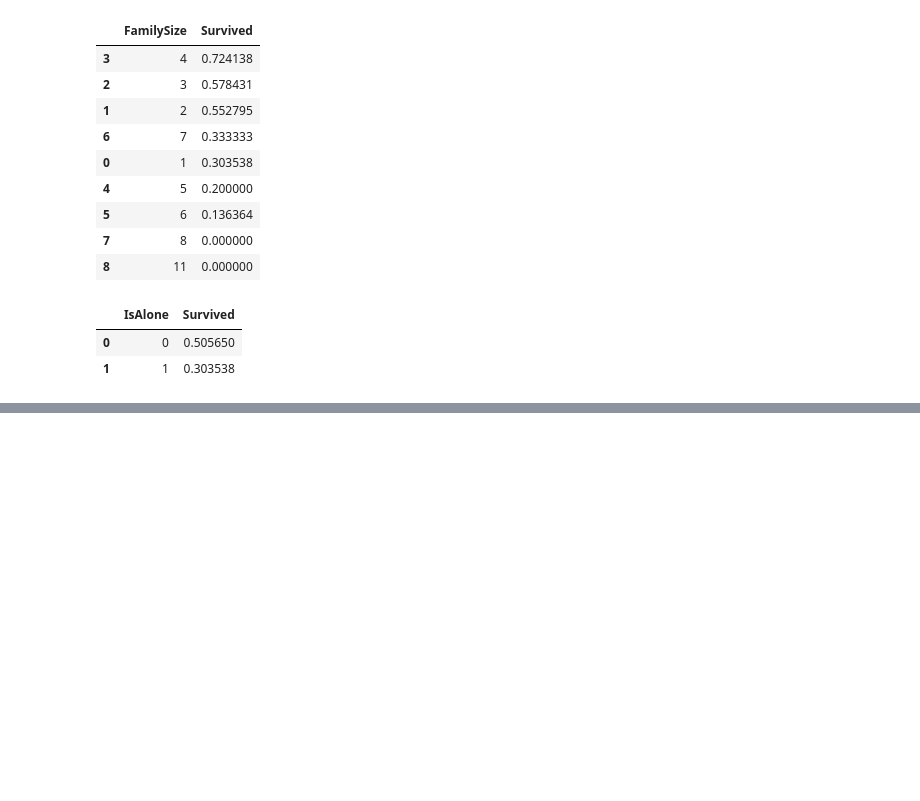
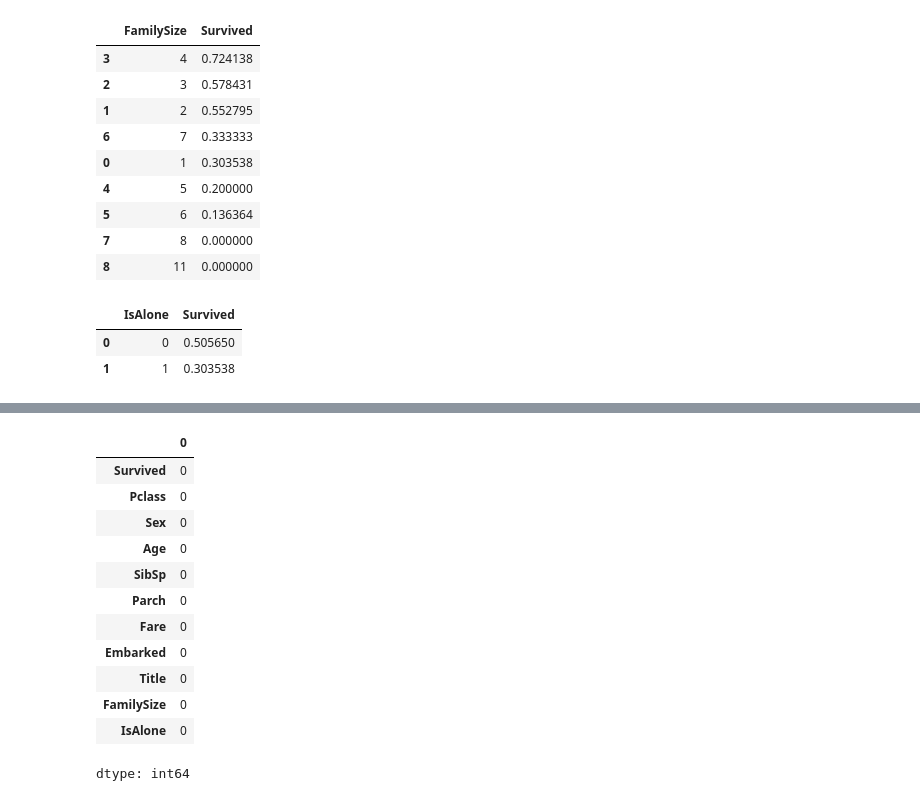
Before and after one commit to Imran1hp/Titanic---Machine-Learning-from-Disaster, a Jupyter notebook: Titanic_data_set.ipynb, the cells around one changed output, grey strips where cells are left out. Saved outputs shown, nothing was run; the diff lists cells and outputs as text; code cells hidden in the pictures; blank space fills up the shorter version.

```diff
--- a/Titanic_data_set.ipynb
+++ b/Titanic_data_set.ipynb
@@ -364,0 +382,16 @@ train_df[['IsAlone','Survived']].groupby(['IsAlone'],as_index=False).mean().sort
+# %%
+train_df.isna().sum()
+# %% [output]
+|  | 0 |
+| Survived | 0 |
+| Pclass | 0 |
+| Sex | 0 |
+| Age | 0 |
+| SibSp | 0 |
+| Parch | 0 |
+| Fare | 0 |
+| Embarked | 0 |
+| Title | 0 |
+| FamilySize | 0 |
+| IsAlone | 0 |
+dtype: int64
```
Also changed, not shown: parts of 10 cells of this notebook.
